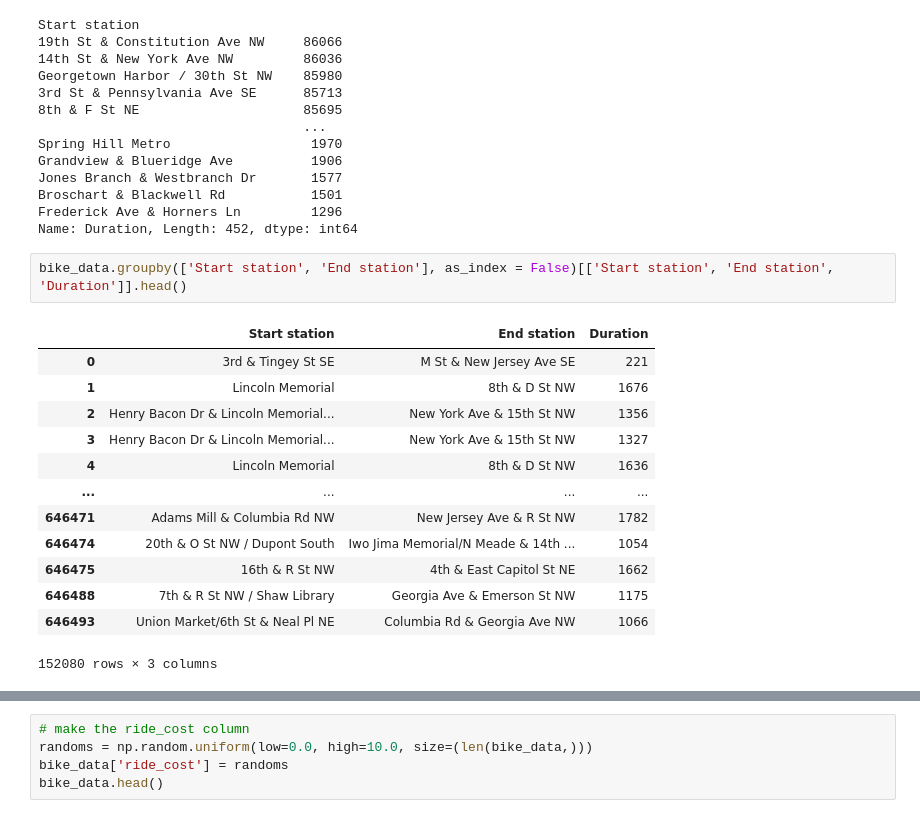
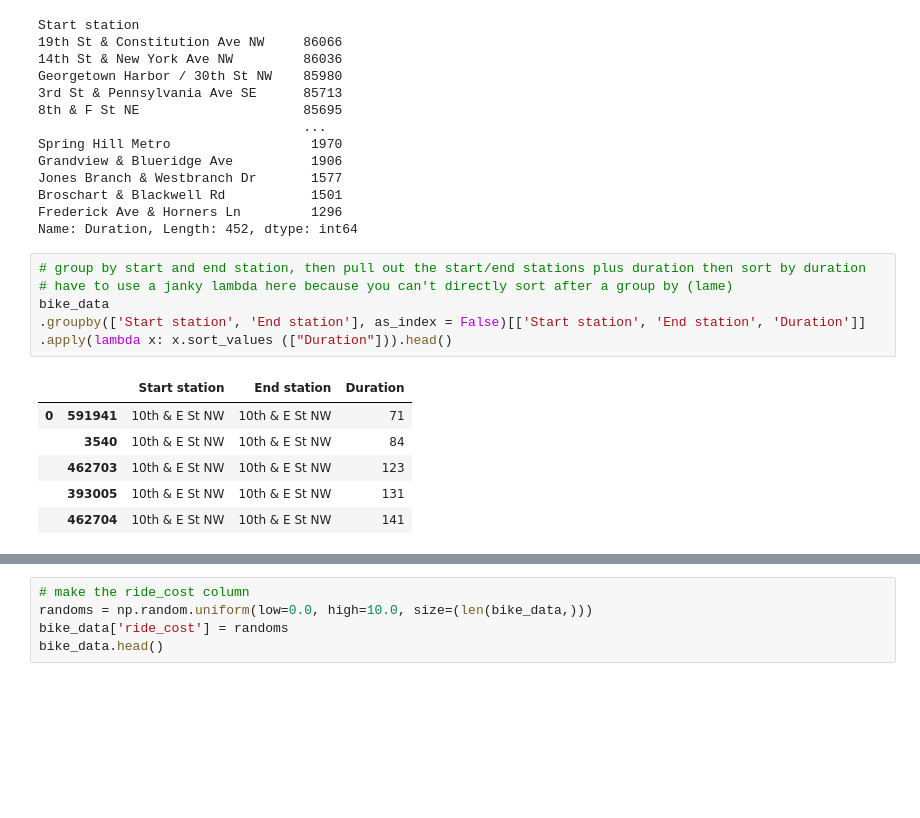
Before and after one commit to timschott/interview-prep, a Jupyter notebook: ds/ds-practice.ipynb, the cells around one changed output, grey strips where cells are left out. Saved outputs shown, nothing was run; the diff lists cells and outputs as text; blank space fills up the shorter version.

```diff
--- a/ds/ds-practice.ipynb
+++ b/ds/ds-practice.ipynb
@@ -359,21 +363,18 @@ Broschart & Blackwell Rd           1501
 Frederick Ave & Horners Ln         1296
 Name: Duration, Length: 452, dtype: int64
 # %%
-bike_data.groupby(['Start station', 'End station'], as_index = False)[['Start station', 'End station', 'Duration']].head()
+# group by start and end station, then pull out the start/end stations plus duration then sort by duration
+# have to use a janky lambda here because you can't directly sort after a group by (lame)
+bike_data
+.groupby(['Start station', 'End station'], as_index = False)[['Start station', 'End station', 'Duration']]
+.apply(lambda x: x.sort_values (["Duration"])).head()
 # %% [output]
-|  | Start station | End station | Duration |
-| 0 | 3rd & Tingey St SE | M St & New Jersey Ave SE | 221 |
-| 1 | Lincoln Memorial | 8th & D St NW | 1676 |
-| 2 | Henry Bacon Dr & Lincoln Memorial... | New York Ave & 15th St NW | 1356 |
-| 3 | Henry Bacon Dr & Lincoln Memorial... | New York Ave & 15th St NW | 1327 |
-| 4 | Lincoln Memorial | 8th & D St NW | 1636 |
-| ... | ... | ... | ... |
-| 646471 | Adams Mill & Columbia Rd NW | New Jersey Ave & R St NW | 1782 |
-| 646474 | 20th & O St NW / Dupont South | Iwo Jima Memorial/N Meade & 14th ... | 1054 |
-| 646475 | 16th & R St NW | 4th & East Capitol St NE | 1662 |
-| 646488 | 7th & R St NW / Shaw Library | Georgia Ave & Emerson St NW | 1175 |
-| 646493 | Union Market/6th St & Neal Pl NE | Columbia Rd & Georgia Ave NW | 1066 |
+|  |  | Start station | End station | Duration |
+| 0 | 591941 | 10th & E St NW | 10th & E St NW | 71 |
+|  | 3540 | 10th & E St NW | 10th & E St NW | 84 |
+|  | 462703 | 10th & E St NW | 10th & E St NW | 123 |
+|  | 393005 | 10th & E St NW | 10th & E St NW | 131 |
+|  | 462704 | 10th & E St NW | 10th & E St NW | 141 |
-152080 rows × 3 columns
 # %%
 # get the sum and the max of duration grouped by member type
 bike_data.groupby(['Member type'])['Duration'].agg([np.sum, np.max])
```
Also changed, not shown: parts of 9 cells of this notebook, 1 other file.
